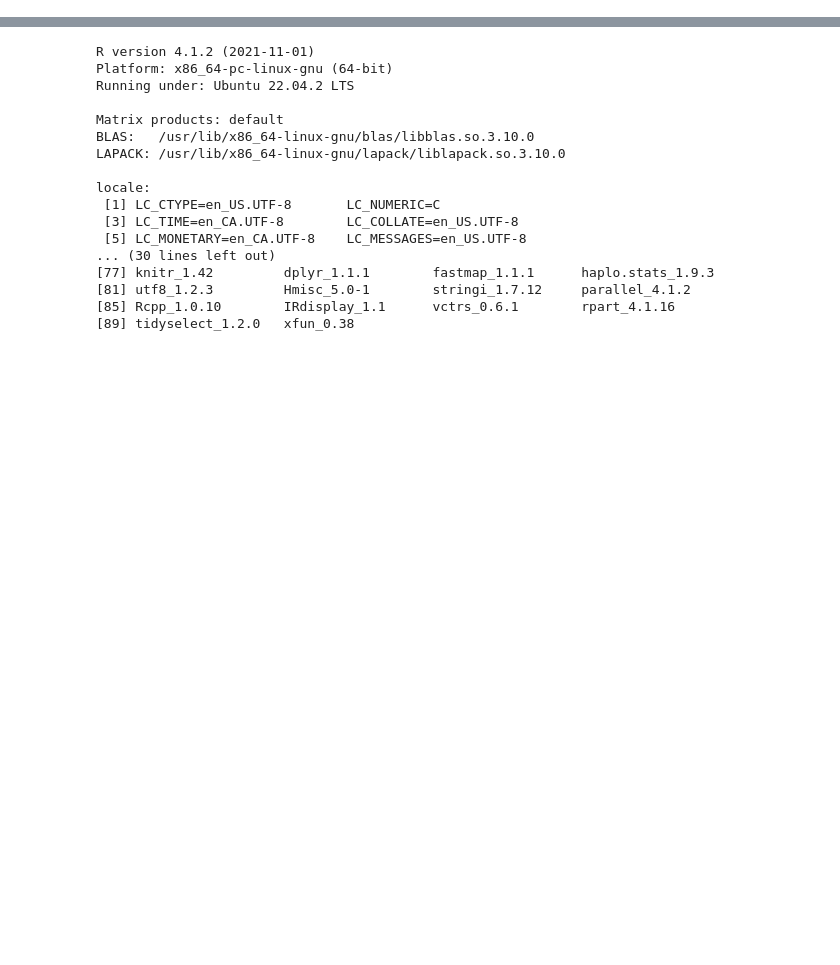
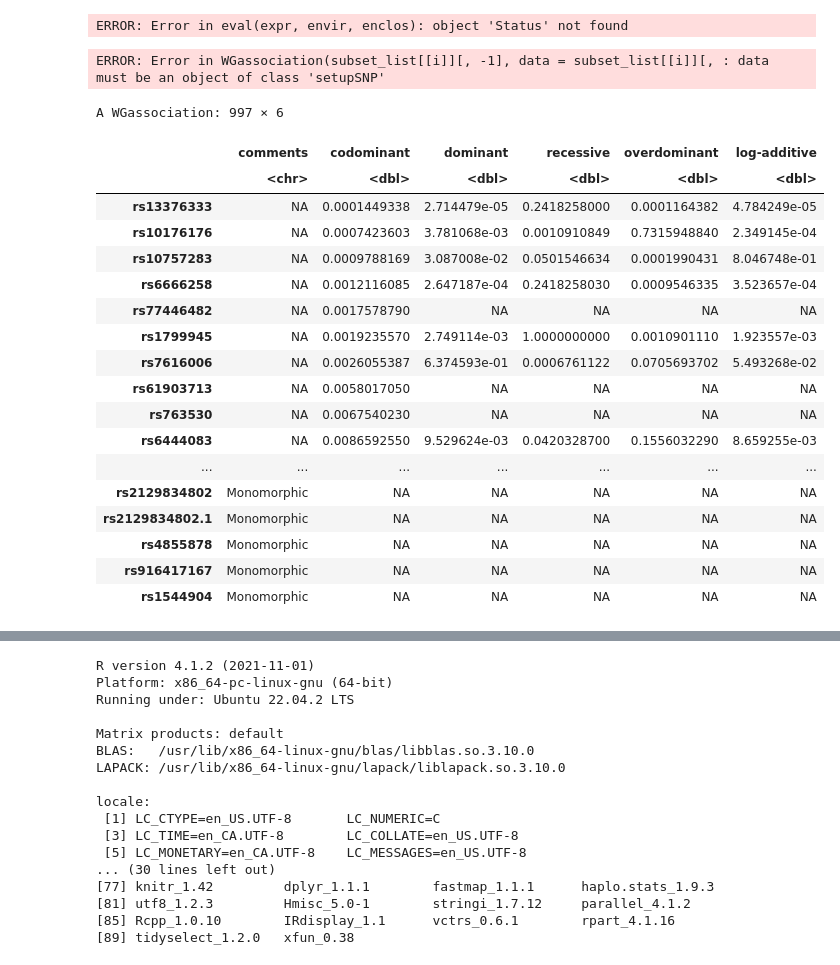
Before and after one commit to Aziza2027/manhattan_pca, a Jupyter notebook: code/R_snp_ass.ipynb, the cells around one changed output, grey strips where cells are left out. Drawn from its saved outputs; the diff is of its cells as text; code cells hidden in the pictures; blank space fills up the shorter version.

```diff
--- a/code/R_snp_ass.ipynb
+++ b/code/R_snp_ass.ipynb
@@ -211,0 +260,51 @@ A WGassociation: 489 × 6
+# %%
+Status
+# %% [output]
+ERROR: Error in eval(expr, envir, enclos): object 'Status' not found
+# %%
+# Splitting the SNP subset dataframe into smaller subsets
+num_snps <- ncol(my_data.s)
+subset_size <- 2000
+num_subsets <- ceiling(num_snps / subset_size)
+
+subset_list <- vector("list", num_subsets)
+for (i in 1:num_subsets) {
+  start <- (i - 1) * subset_size + 1
+  end <- min(i * subset_size, num_snps)
+  subset_list[[i]] <- cbind(my_data[["Status"]], my_data.s[, start:end])
+}
+
+# Running WGassociation on each subset
+result_list <- vector("list", num_subsets)
+for (i in 1:num_subsets) {
+  result_list[[i]] <- WGassociation(subset_list[[i]][, -1], data = subset_list[[i]][, 1])
+}
+
+# Combining the results
+combined_result <- do.call("rbind", result_list)
+# %% [output]
+ERROR: Error in WGassociation(subset_list[[i]][, -1], data = subset_list[[i]][, : data must be an object of class 'setupSNP'
+# %%
+resuols <- WGassociation(Status, my_data.s[, 1:1000])
+# %%
+resuols[order(resuols$codominant), ]
+# %% [output]
+A WGassociation: 997 × 6
+|  | comments | codominant | dominant | recessive | overdominant | log-additive |
+|  | <chr> | <dbl> | <dbl> | <dbl> | <dbl> | <dbl> |
+| rs13376333 | NA | 0.0001449338 | 2.714479e-05 | 0.2418258000 | 0.0001164382 | 4.784249e-05 |
+| rs10176176 | NA | 0.0007423603 | 3.781068e-03 | 0.0010910849 | 0.7315948840 | 2.349145e-04 |
+| rs10757283 | NA | 0.0009788169 | 3.087008e-02 | 0.0501546634 | 0.0001990431 | 8.046748e-01 |
+| rs6666258 | NA | 0.0012116085 | 2.647187e-04 | 0.2418258030 | 0.0009546335 | 3.523657e-04 |
+| rs77446482 | NA | 0.0017578790 | NA | NA | NA | NA |
+| rs1799945 | NA | 0.0019235570 | 2.749114e-03 | 1.0000000000 | 0.0010901110 | 1.923557e-03 |
+| rs7616006 | NA | 0.0026055387 | 6.374593e-01 | 0.0006761122 | 0.0705693702 | 5.493268e-02 |
+| rs61903713 | NA | 0.0058017050 | NA | NA | NA | NA |
+| rs763530 | NA | 0.0067540230 | NA | NA | NA | NA |
+| rs6444083 | NA | 0.0086592550 | 9.529624e-03 | 0.0420328700 | 0.1556032290 | 8.659255e-03 |
+| ... | ... | ... | ... | ... | ... | ... |
+| rs2129834802 | Monomorphic | NA | NA | NA | NA | NA |
+| rs2129834802.1 | Monomorphic | NA | NA | NA | NA | NA |
+| rs4855878 | Monomorphic | NA | NA | NA | NA | NA |
+| rs916417167 | Monomorphic | NA | NA | NA | NA | NA |
+| rs1544904 | Monomorphic | NA | NA | NA | NA | NA |
```
Also changed, not shown: parts of 27 cells of this notebook, 17 other files.
